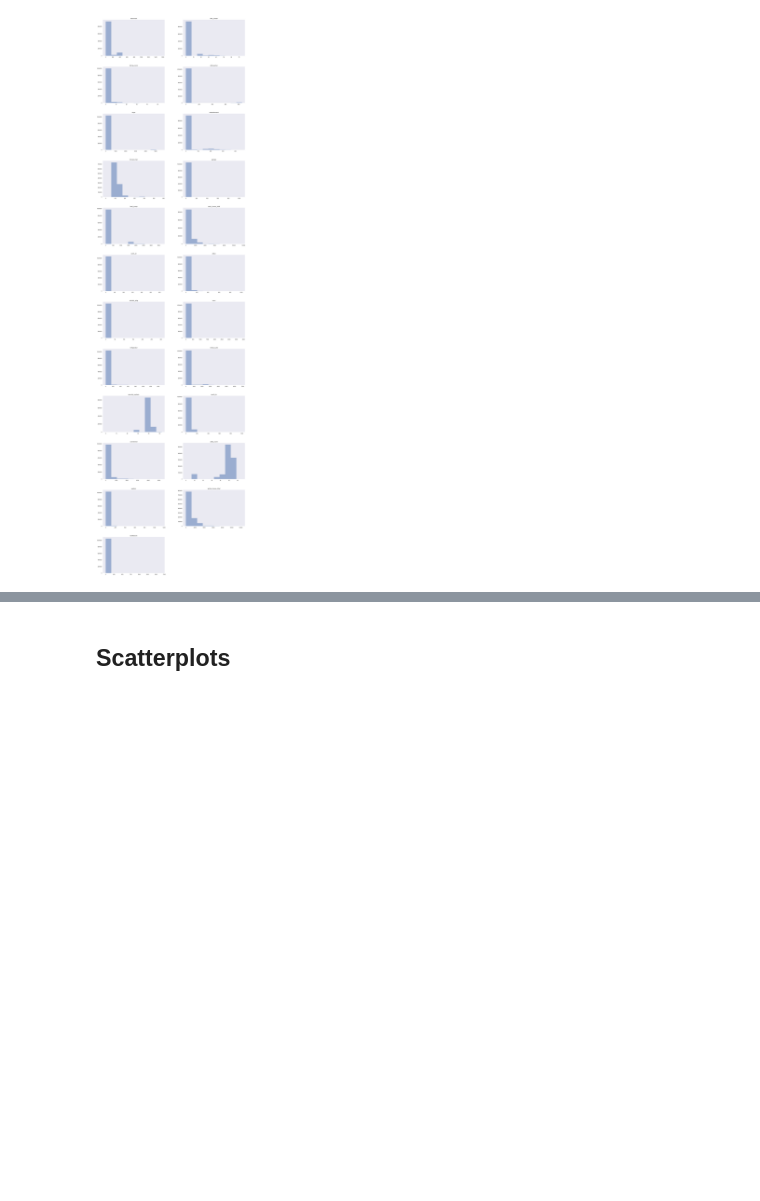
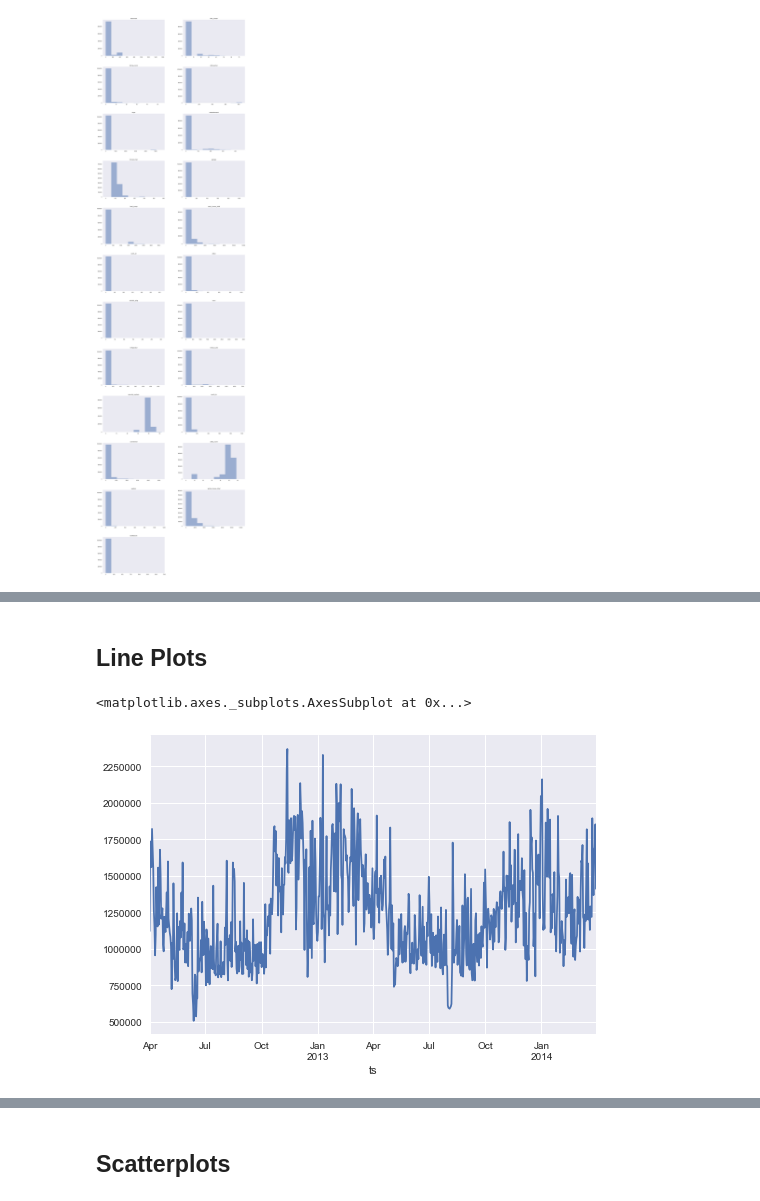
Before and after one commit to enmyj/gafp, a Jupyter notebook: elec_exploratory.ipynb, the cells around one changed output, grey strips where cells are left out. Cells and saved outputs as stored; diff of their text form; code cells hidden in the pictures; blank space fills up the shorter version.

```diff
--- a/elec_exploratory.ipynb
+++ b/elec_exploratory.ipynb
@@ -133,0 +135,7 @@ ax.set_title('Dry Bulb Temp Histogram')
+# %% [markdown]
+## Line Plots
+# %%
+df['main_house_total'].resample('D').sum().plot()
+# %% [output]
+<matplotlib.axes._subplots.AxesSubplot at 0x...>
+[figure, added]
```
Also changed, not shown: parts of 14 cells of this notebook.
